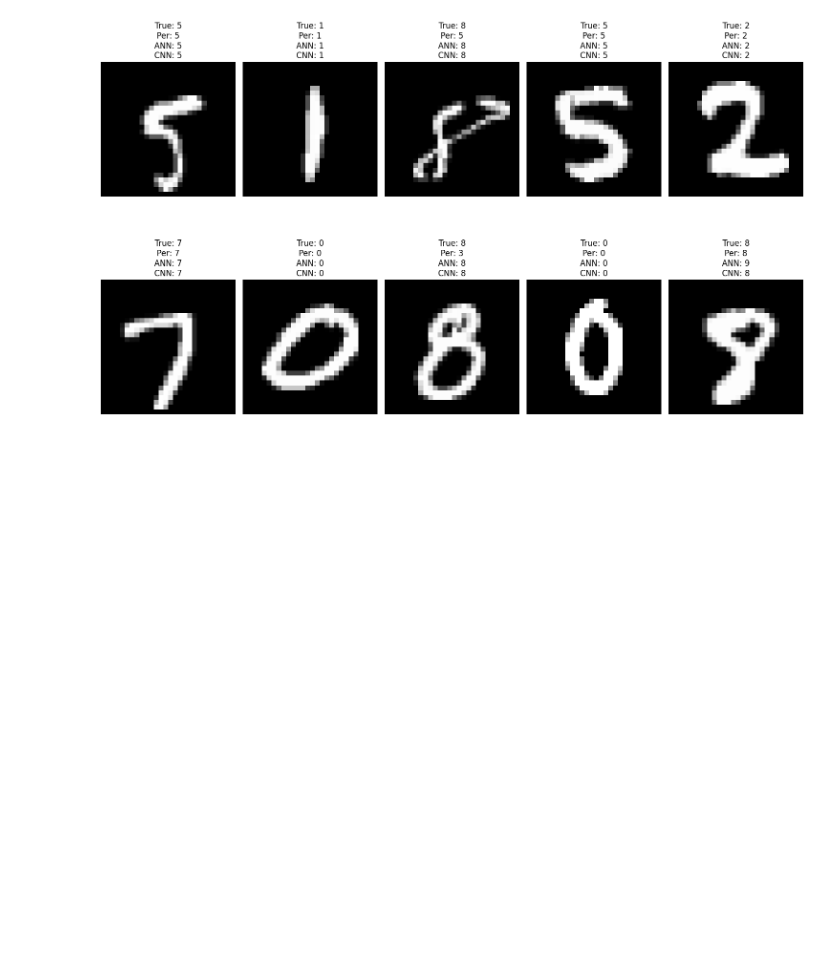
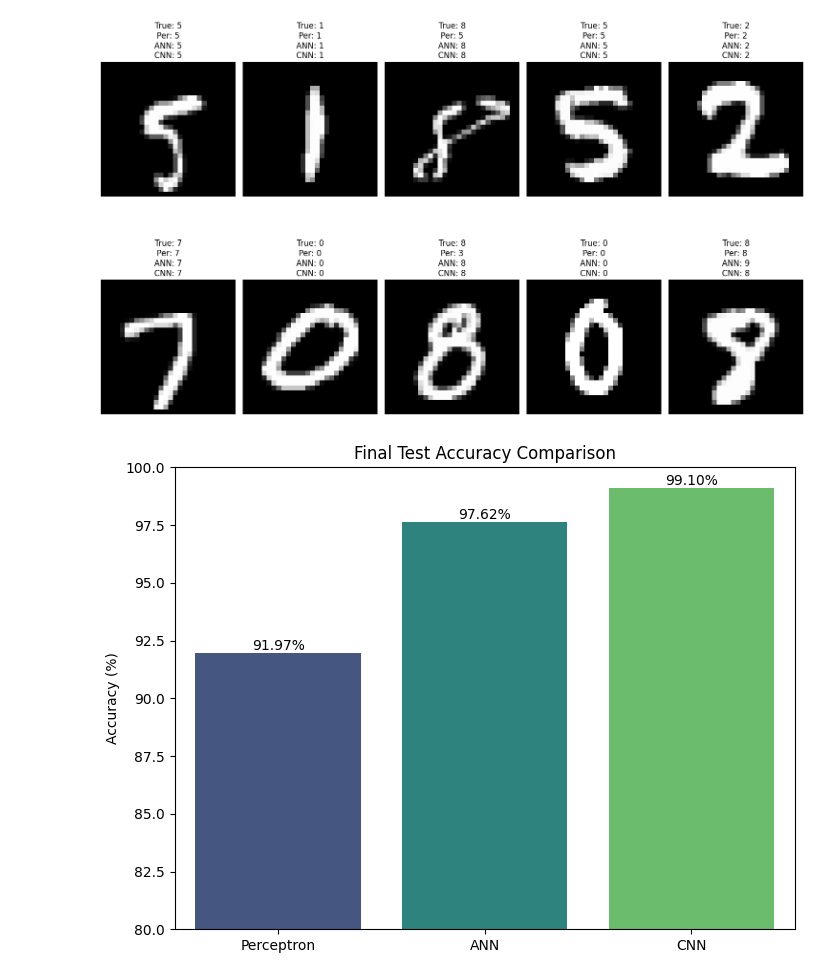
Before and after one commit to Sathvara-Amitkumar/CNN_DL, a Jupyter notebook: MNIST_image_classification.ipynb, the cells around one changed output. Drawn from its saved outputs; the diff is of its cells as text; code cells hidden in the pictures; blank space fills up the shorter version.

Commit message:
Final test accuracy using bar plot

```diff
--- a/MNIST_image_classification.ipynb
+++ b/MNIST_image_classification.ipynb
@@ -355,3 +355,23 @@ plt.tight_layout()
 plt.show()
 # %% [output]
 [figure]
+# %%
+model_names = ['Perceptron', 'ANN', 'CNN']
+accuracies = [
+    accuracy_perceptron * 100,
+    accuracy_ann * 100,
+    accuracy_cnn * 100
+]
+
+plt.figure(figsize=(8, 6))
+sns.barplot(x=model_names, y=accuracies, palette='viridis')
+plt.ylabel('Accuracy (%)')
+plt.title('Final Test Accuracy Comparison')
+plt.ylim(80, 100)
+
+for index, value in enumerate(accuracies):
+    plt.text(index, value, f'{value:.2f}%', ha='center', va='bottom')
+
+plt.show()
+# %% [output]
+[figure, added]
```
